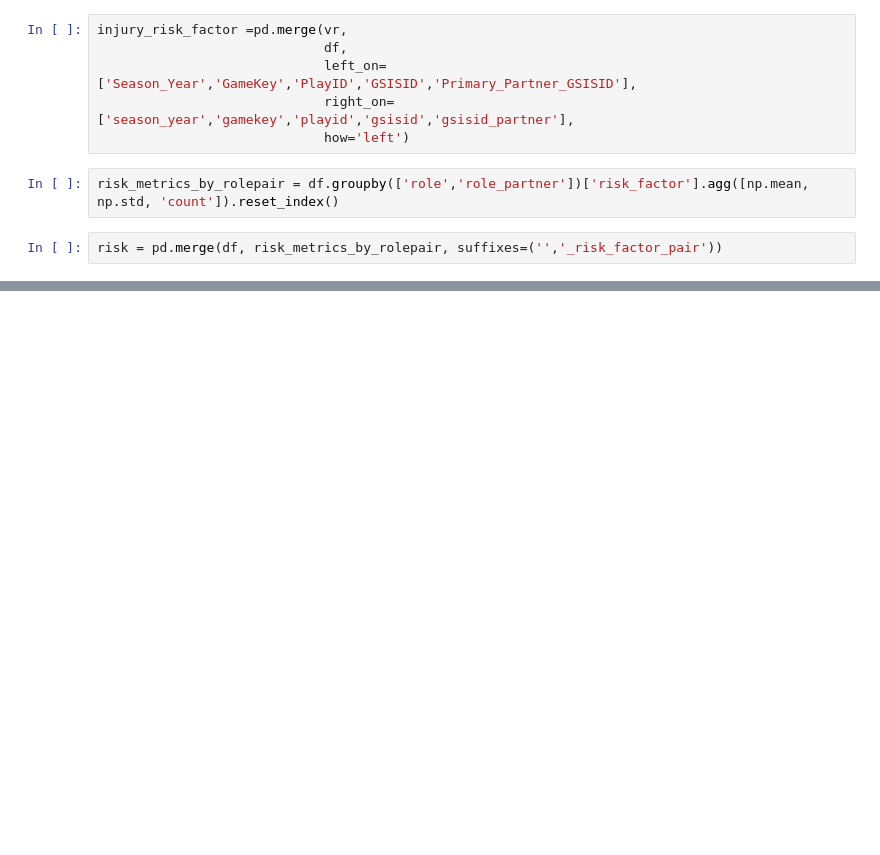
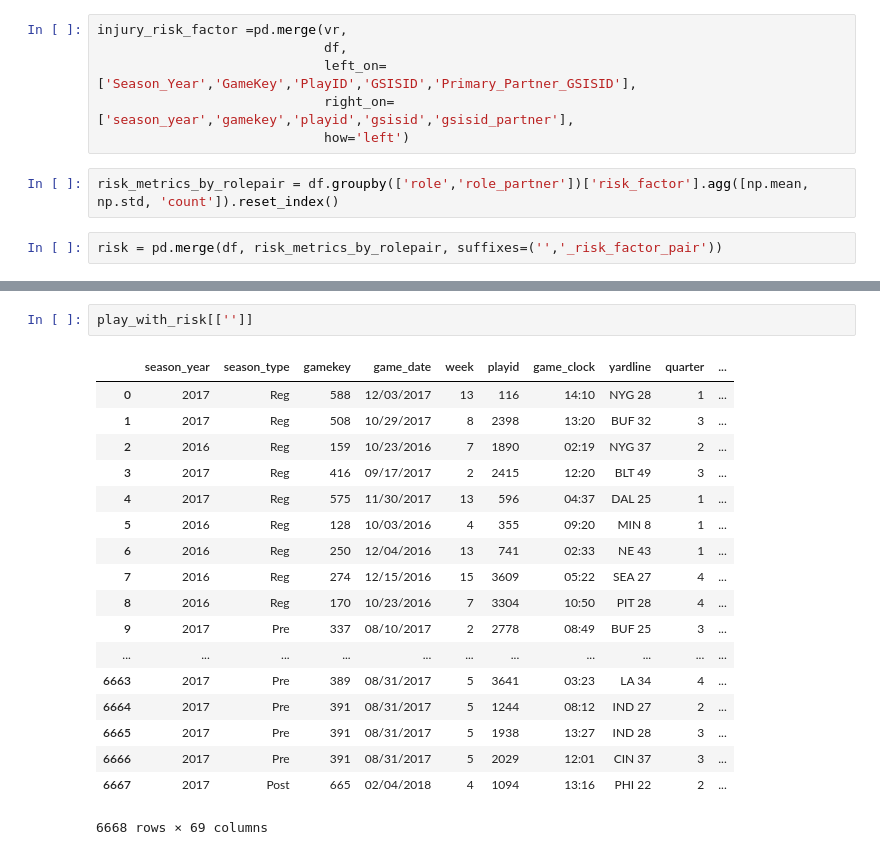
Before and after one commit to RobMulla/kaggle-nfl, a Jupyter notebook: notebooks/Max_Risk_For_Partners.ipynb, the cells around one changed output, grey strips where cells are left out. Saved outputs shown, nothing was run; the diff lists cells and outputs as text; blank space fills up the shorter version.

```diff
--- a/notebooks/Max_Risk_For_Partners.ipynb
+++ b/notebooks/Max_Risk_For_Partners.ipynb
@@ -52,0 +88,21 @@ risk
+# %%
+play_with_risk[['']]
+# %% [output]
+|  | season_year | season_type | gamekey | game_date | week | playid | game_clock | yardline | quarter | ... |
+| 0 | 2017 | Reg | 588 | 12/03/2017 | 13 | 116 | 14:10 | NYG 28 | 1 | ... |
+| 1 | 2017 | Reg | 508 | 10/29/2017 | 8 | 2398 | 13:20 | BUF 32 | 3 | ... |
+| 2 | 2016 | Reg | 159 | 10/23/2016 | 7 | 1890 | 02:19 | NYG 37 | 2 | ... |
+| 3 | 2017 | Reg | 416 | 09/17/2017 | 2 | 2415 | 12:20 | BLT 49 | 3 | ... |
+| 4 | 2017 | Reg | 575 | 11/30/2017 | 13 | 596 | 04:37 | DAL 25 | 1 | ... |
+| 5 | 2016 | Reg | 128 | 10/03/2016 | 4 | 355 | 09:20 | MIN 8 | 1 | ... |
+| 6 | 2016 | Reg | 250 | 12/04/2016 | 13 | 741 | 02:33 | NE 43 | 1 | ... |
+| 7 | 2016 | Reg | 274 | 12/15/2016 | 15 | 3609 | 05:22 | SEA 27 | 4 | ... |
+| 8 | 2016 | Reg | 170 | 10/23/2016 | 7 | 3304 | 10:50 | PIT 28 | 4 | ... |
+| 9 | 2017 | Pre | 337 | 08/10/2017 | 2 | 2778 | 08:49 | BUF 25 | 3 | ... |
+| ... | ... | ... | ... | ... | ... | ... | ... | ... | ... | ... |
+| 6663 | 2017 | Pre | 389 | 08/31/2017 | 5 | 3641 | 03:23 | LA 34 | 4 | ... |
+| 6664 | 2017 | Pre | 391 | 08/31/2017 | 5 | 1244 | 08:12 | IND 27 | 2 | ... |
+| 6665 | 2017 | Pre | 391 | 08/31/2017 | 5 | 1938 | 13:27 | IND 28 | 3 | ... |
+| 6666 | 2017 | Pre | 391 | 08/31/2017 | 5 | 2029 | 12:01 | CIN 37 | 3 | ... |
+| 6667 | 2017 | Post | 665 | 02/04/2018 | 4 | 1094 | 13:16 | PHI 22 | 2 | ... |
+6668 rows × 69 columns
```
Also changed, not shown: parts of 11 cells of this notebook, 1 other file.
